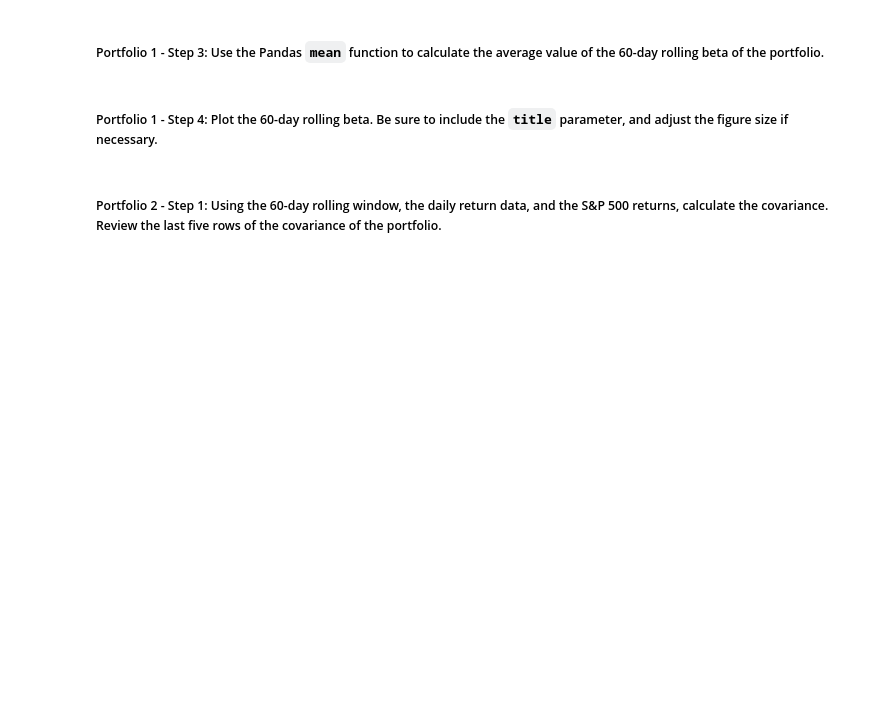
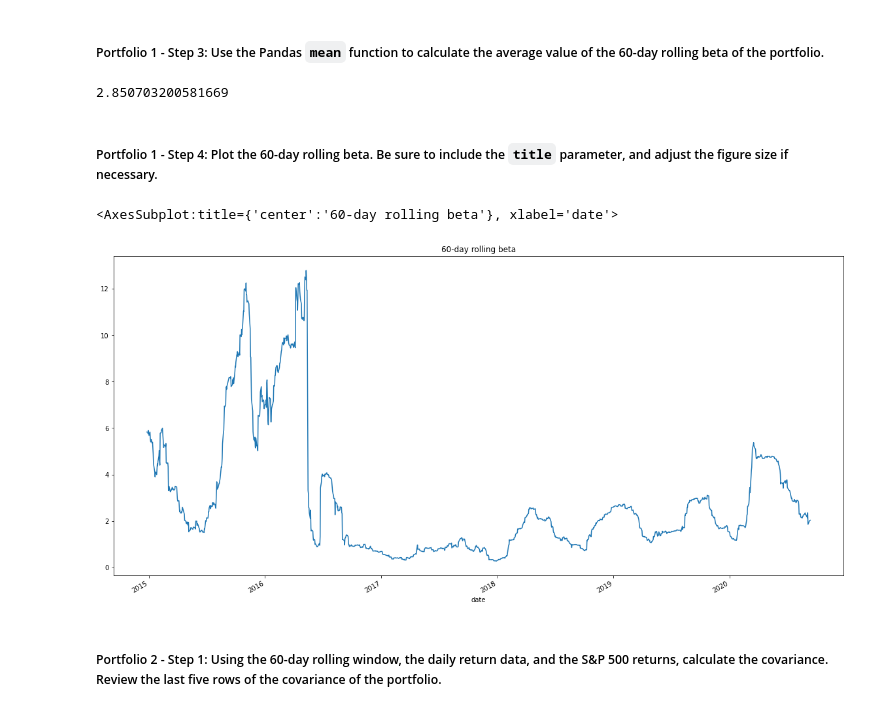
Before and after one commit to quinnwong31/RiskReturnAnalysis, a Jupyter notebook: risk_return_analysis.ipynb, the cells around one changed output. Saved outputs shown, nothing was run; the diff lists cells and outputs as text; code cells hidden in the pictures; blank space fills up the shorter version.

Commit message:
Implementation for calculations for 'Diversify the Portfolio'

```diff
--- a/risk_return_analysis.ipynb
+++ b/risk_return_analysis.ipynb
@@ -331,5 +390,8 @@ Your analysis is nearing completion. Now, you need to evaluate how the portfolio
 ##### Portfolio 1 - Step 1: Using the 60-day rolling window, the daily return data, and the S&P 500 returns, calculate the covariance. Review the last five rows of the covariance of the portfolio.
 # %%
 # Calculate the covariance using a 60-day rolling window
+p1 = "BERKSHIRE HATHAWAY INC"
+portfolio_1_cov = daily_returns[p1].rolling(window=60).cov(daily_returns['S&P 500'])
+
 # Review the last five rows of the covariance data
-# YOUR CODE HERE
+portfolio_1_cov.tail()
@@ -337,5 +407,7 @@ Your analysis is nearing completion. Now, you need to evaluate how the portfolio
 ##### Portfolio 1 - Step 2: Calculate the beta of the portfolio. To do that, divide the covariance of the portfolio by the variance of the S&P 500.
 # %%
 # Calculate the beta based on the 60-day rolling covariance compared to the market (S&P 500)
+portfolio_1_beta = portfolio_1_cov / daily_returns[p1].rolling(window=60).var()
+
 # Review the last five rows of the beta information
-# YOUR CODE HERE
+portfolio_1_beta.tail()
@@ -343,13 +423,18 @@ Your analysis is nearing completion. Now, you need to evaluate how the portfolio
 ##### Portfolio 1 - Step 3: Use the Pandas `mean` function to calculate the average value of the 60-day rolling beta of the portfolio.
 # %%
 # Calculate the average of the 60-day rolling beta
-# YOUR CODE HERE
+portfolio_1_beta.mean()
+# %% [output]
+2.850703200581669
 # %% [markdown]
 ##### Portfolio 1 - Step 4: Plot the 60-day rolling beta. Be sure to include the `title` parameter, and adjust the figure size if necessary.
 # %%
 # Plot the rolling beta
 # Include a title parameter and adjust the figure size
-# YOUR CODE HERE
+portfolio_1_beta.plot(title='60-day rolling beta', figsize=(20,10))
+# %% [output]
+<AxesSubplot:title={'center':'60-day rolling beta'}, xlabel='date'>
+[figure, added]
 # %% [markdown]
 ##### Portfolio 2 - Step 1: Using the 60-day rolling window, the daily return data, and the S&P 500 returns, calculate the covariance. Review the last five rows of the covariance of the portfolio.
 # %%
```
Also changed, not shown: parts of 14 cells of this notebook.
